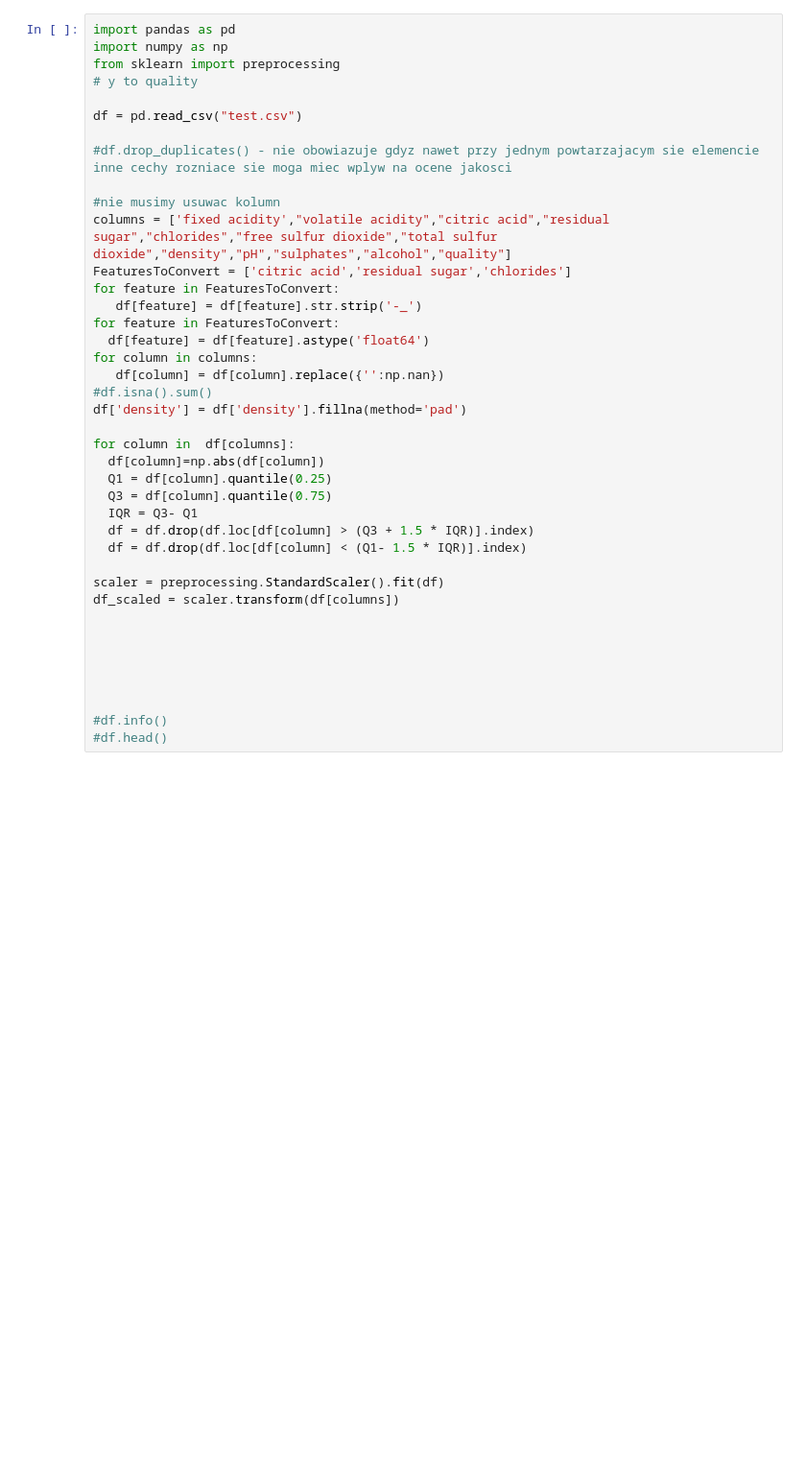
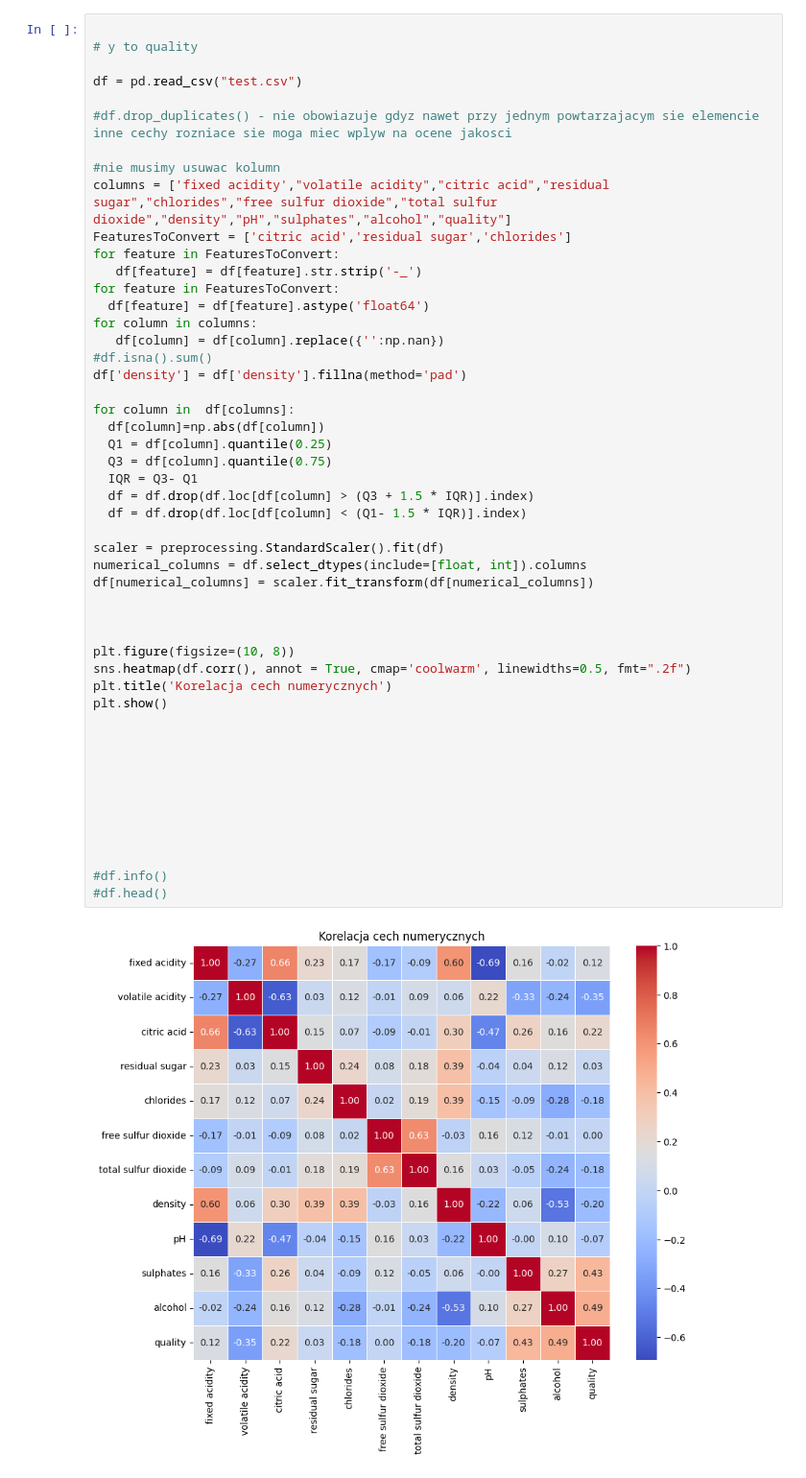
Before and after one commit to aleksandrast12/PUM_projekt, a Jupyter notebook: Projekt.ipynb, the cells around one changed output. Shown: that part at 96% size. Cells and saved outputs as stored; diff of their text form; blank space fills up the shorter version.

```diff
--- a/Projekt.ipynb
+++ b/Projekt.ipynb
@@ -3,7 +10,5 @@
 # %%
-import pandas as pd
-import numpy as np
-from sklearn import preprocessing
+
 # y to quality
 
 df = pd.read_csv("test.csv")
@@ -12,31 +17,44 @@ df = pd.read_csv("test.csv")
 
 #nie musimy usuwac kolumn
 columns = ['fixed acidity',"volatile acidity","citric acid","residual sugar","chlorides","free sulfur dioxide","total sulfur dioxide","density","pH","sulphates","alcohol","quality"]
 FeaturesToConvert = ['citric acid','residual sugar','chlorides']
 for feature in FeaturesToConvert:
    df[feature] = df[feature].str.strip('-_')
 for feature in FeaturesToConvert:
   df[feature] = df[feature].astype('float64')
 for column in columns:
    df[column] = df[column].replace({'':np.nan})
 #df.isna().sum()
 df['density'] = df['density'].fillna(method='pad')
 
 for column in  df[columns]:
   df[column]=np.abs(df[column])
   Q1 = df[column].quantile(0.25)
   Q3 = df[column].quantile(0.75)
   IQR = Q3- Q1
   df = df.drop(df.loc[df[column] > (Q3 + 1.5 * IQR)].index)
   df = df.drop(df.loc[df[column] < (Q1- 1.5 * IQR)].index)
 
 scaler = preprocessing.StandardScaler().fit(df)
-df_scaled = scaler.transform(df[columns])
+numerical_columns = df.select_dtypes(include=[float, int]).columns
+df[numerical_columns] = scaler.fit_transform(df[numerical_columns])
+
+
+
+plt.figure(figsize=(10, 8))
+sns.heatmap(df.corr(), annot = True, cmap='coolwarm', linewidths=0.5, fmt=".2f")
+plt.title('Korelacja cech numerycznych')
+plt.show()
+
+
+
 
 
 
 
 
 
 #df.info()
 #df.head()
+# %% [output]
+[figure, added]
```
Also changed, not shown: parts of 3 cells of this notebook.
